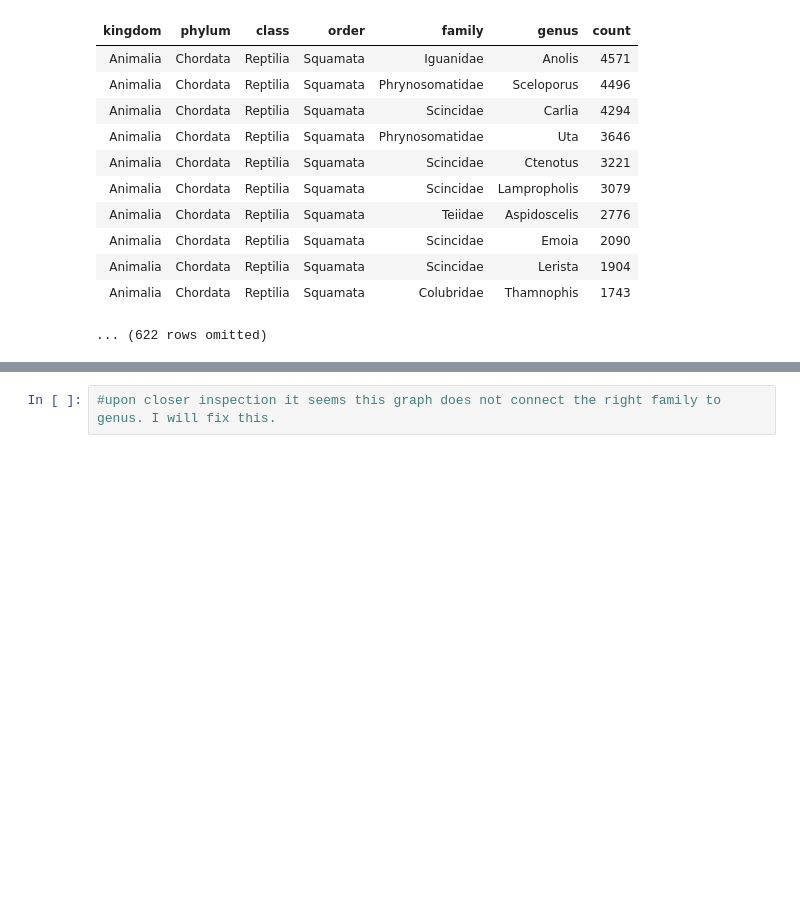
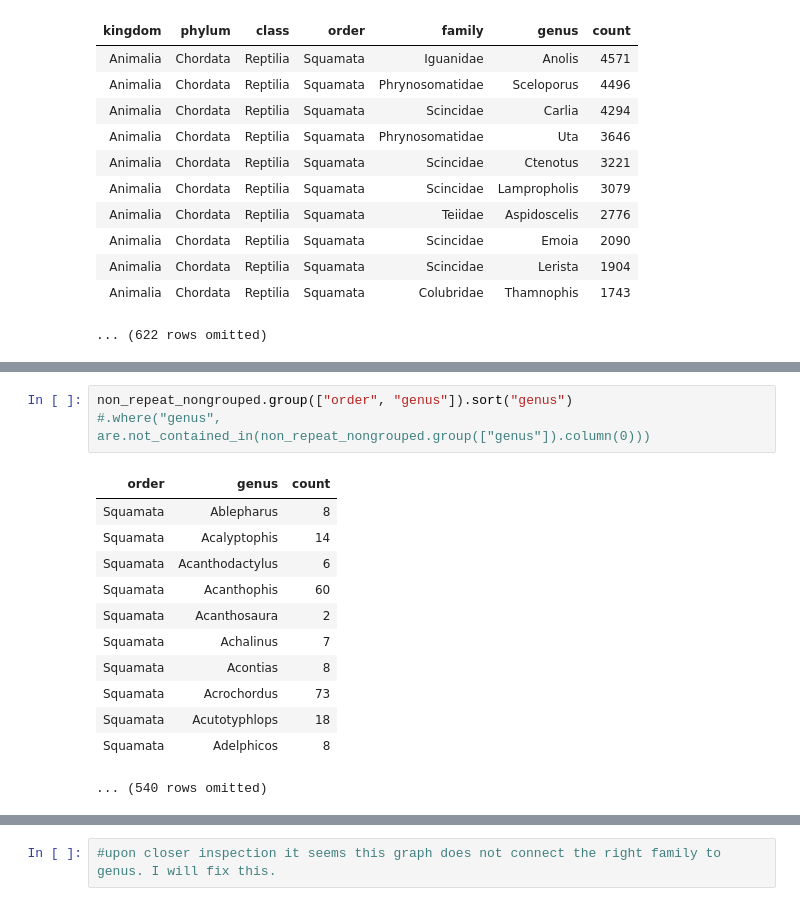
Before and after one commit to Jesseswoo/vertnet_explore, a Jupyter notebook: code/2_Focusing_Vertnet_Data.ipynb, the cells around one changed output, grey strips where cells are left out. Saved outputs shown, nothing was run; the diff lists cells and outputs as text; blank space fills up the shorter version.

```diff
--- a/code/2_Focusing_Vertnet_Data.ipynb
+++ b/code/2_Focusing_Vertnet_Data.ipynb
@@ -349,0 +427,16 @@ py.iplot(fig, validate=False)
+# %%
+non_repeat_nongrouped.group(["order", "genus"]).sort("genus")
+#.where("genus", are.not_contained_in(non_repeat_nongrouped.group(["genus"]).column(0)))
+# %% [output]
+| order | genus | count |
+| Squamata | Ablepharus | 8 |
+| Squamata | Acalyptophis | 14 |
+| Squamata | Acanthodactylus | 6 |
+| Squamata | Acanthophis | 60 |
+| Squamata | Acanthosaura | 2 |
+| Squamata | Achalinus | 7 |
+| Squamata | Acontias | 8 |
+| Squamata | Acrochordus | 73 |
+| Squamata | Acutotyphlops | 18 |
+| Squamata | Adelphicos | 8 |
+... (540 rows omitted)
```
Also changed, not shown: parts of 44 cells of this notebook, 1 other file.
